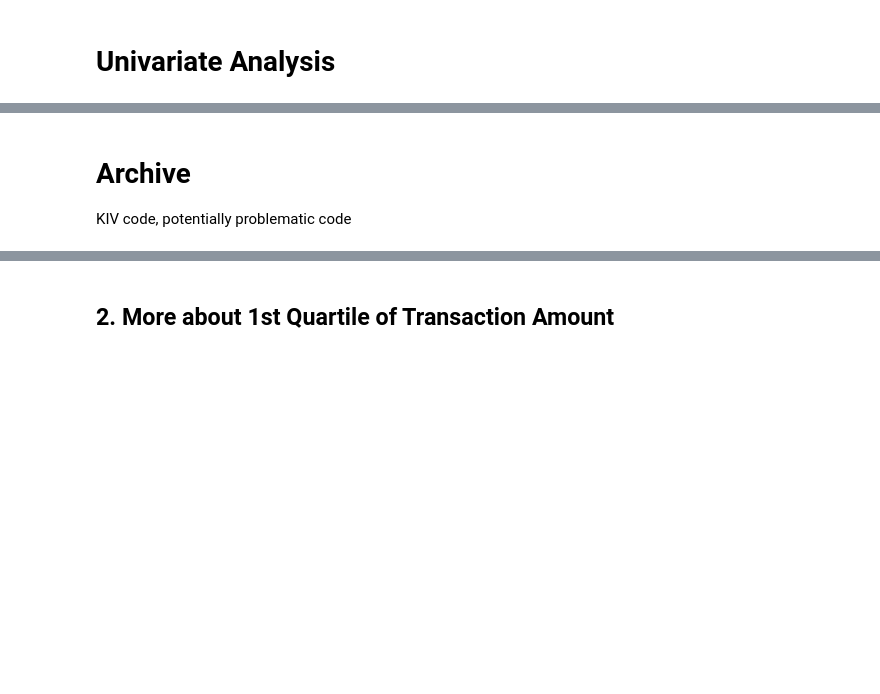
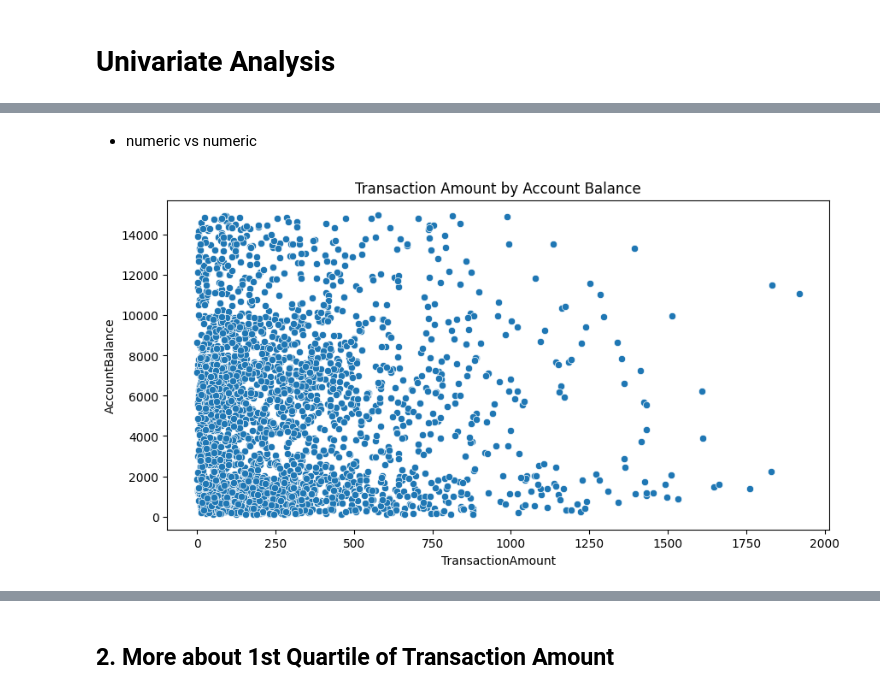
Before and after one commit to flynn-ky-t2/kaggle_f., a Jupyter notebook: bank-transaction-fraud-detection-v2.ipynb, the cells around one changed output, grey strips where cells are left out. Saved outputs shown, nothing was run; the diff lists cells and outputs as text; code cells hidden in the pictures; blank space fills up the shorter version.

Commit message:
Kaggle Notebook | Bank Transaction Fraud Detection_V2 | Version 5

```diff
--- a/bank-transaction-fraud-detection-v2.ipynb
+++ b/bank-transaction-fraud-detection-v2.ipynb
@@ -175,4 +413,9 @@ plt.show()
-# %% [markdown]
-# Archive
-
-KIV code, potentially problematic code
+# %% [markdown]
+* numeric vs numeric
+# %%
+plt.figure(figsize=(10,5))
+sns.scatterplot(x="TransactionAmount", y="AccountBalance", data=df)
+plt.title("Transaction Amount by Account Balance")
+plt.show()
+# %% [output]
+[figure, added]
```
Also changed, not shown: parts of 29 cells of this notebook.
